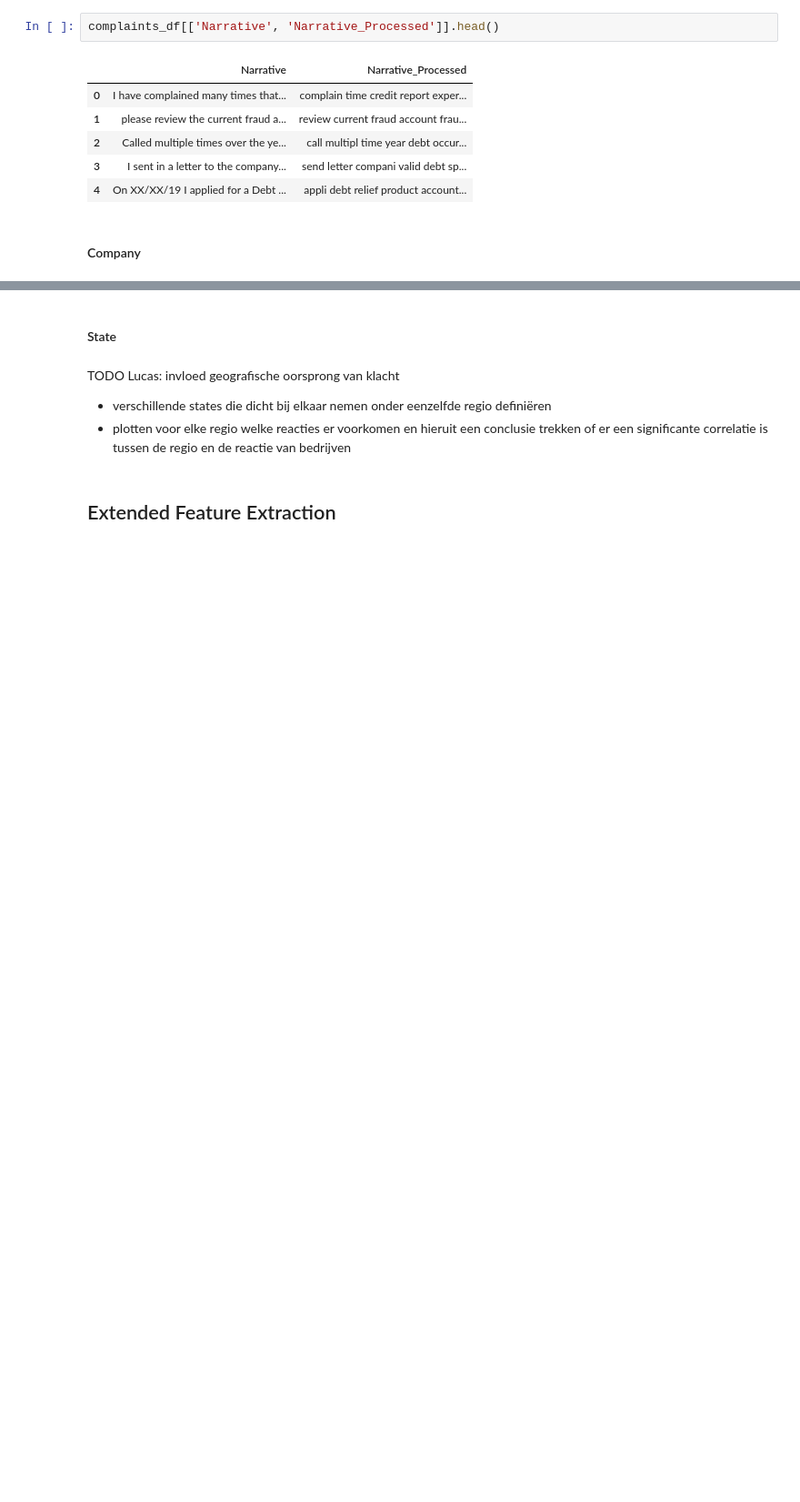
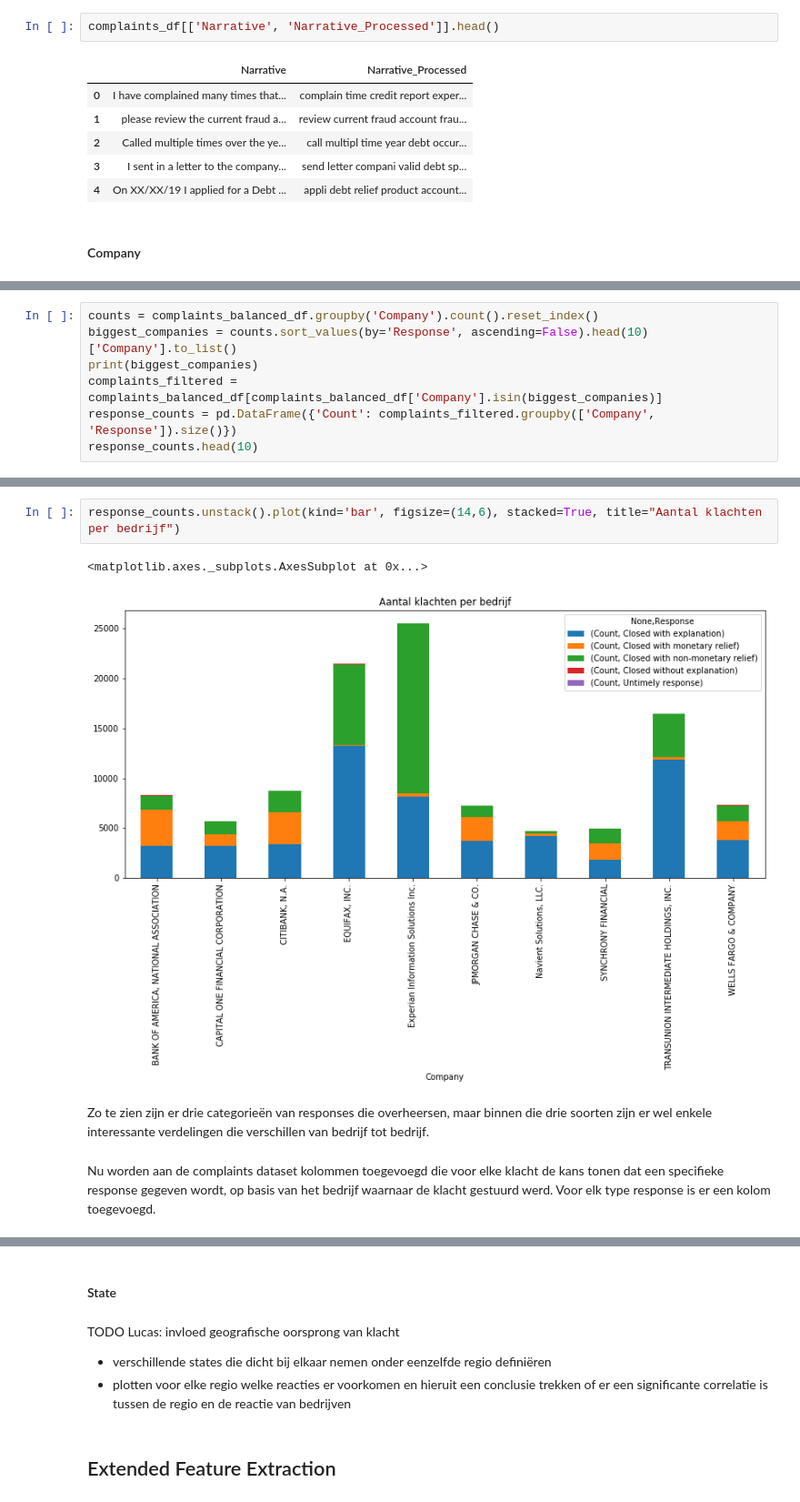
Before and after one commit to WouterStemgee/applied-machine-learning-consumer-complaints-database, a Jupyter notebook: sprint3/sprint3.ipynb, the cells around one changed output, grey strips where cells are left out. Shown at 91% size. Saved outputs shown, nothing was run; the diff lists cells and outputs as text; blank space fills up the shorter version.

```diff
--- a/sprint3/sprint3.ipynb
+++ b/sprint3/sprint3.ipynb
@@ -236,0 +234,7 @@ array(['Experian Information Solutions Inc.',
+# %%
+counts = complaints_balanced_df.groupby('Company').count().reset_index()
+biggest_companies = counts.sort_values(by='Response', ascending=False).head(10)['Company'].to_list()
+print(biggest_companies)
+complaints_filtered = complaints_balanced_df[complaints_balanced_df['Company'].isin(biggest_companies)]
+response_counts = pd.DataFrame({'Count': complaints_filtered.groupby(['Company', 'Response']).size()})
+response_counts.head(10)
@@ -236,0 +255,9 @@ array(['Experian Information Solutions Inc.',
+# %%
+response_counts.unstack().plot(kind='bar', figsize=(14,6), stacked=True, title="Aantal klachten per bedrijf")
+# %% [output]
+<matplotlib.axes._subplots.AxesSubplot at 0x...>
+[figure, added]
+# %% [markdown]
+Zo te zien zijn er drie categorieën van responses die overheersen, maar binnen die drie soorten zijn er wel enkele interessante verdelingen die verschillen van bedrijf tot bedrijf.
+# %% [markdown]
+Nu worden aan de complaints dataset kolommen toegevoegd die voor elke klacht de kans tonen dat een specifieke response gegeven wordt, op basis van het bedrijf waarnaar de klacht gestuurd werd. Voor elk type response is er een kolom toegevoegd.
```
Also changed, not shown: parts of 16 cells of this notebook, 2 other files.
